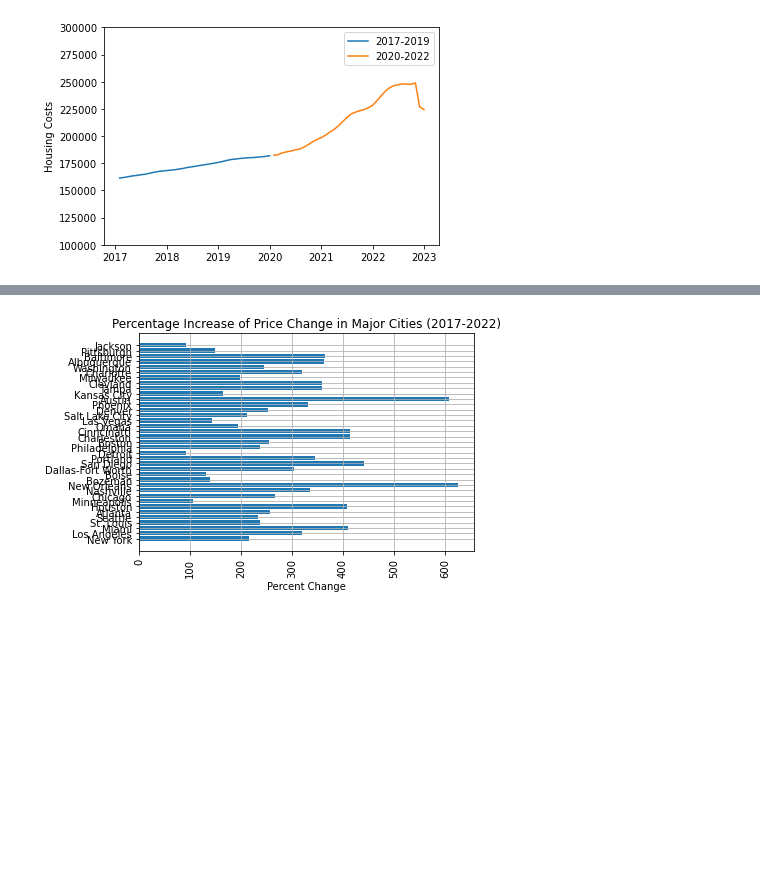
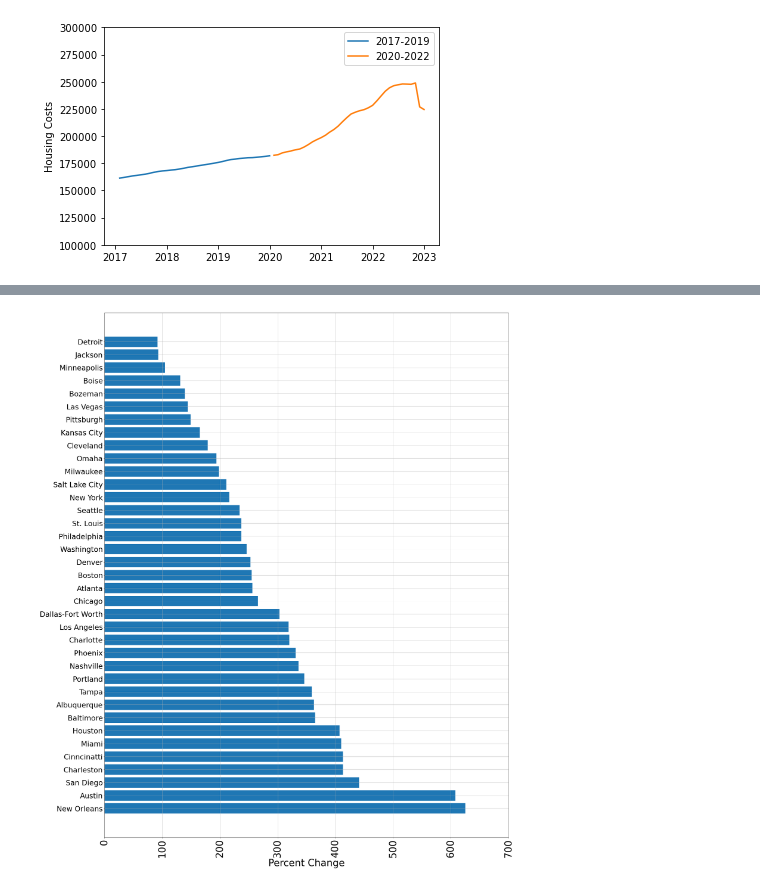
Before and after one commit to edshanks/Analyzing-the-Effects-of-COVID-on-the-American-Real-Estate-Market, a Jupyter notebook: Zillow_Starter.ipynb, the cells around one changed output, grey strips where cells are left out. Drawn from its saved outputs; the diff is of its cells as text; code cells hidden in the pictures; blank space fills up the shorter version.

Commit message:
added more graphs

```diff
--- a/Zillow_Starter.ipynb
+++ b/Zillow_Starter.ipynb
@@ -41,15 +41,7 @@ pprint(starting_data)
 # %%
 # Define a list of cities you want to search for
 cities = ['New York', 'Los Angeles', 'Miami', 'St. Louis',
-          'Seattle', 'Atlanta', 'Houston', 'Minneapolis',
-          'Chicago', 'Nashville', 'New Orleans', 'Bozeman', 'Boise',
-          'Dallas-Fort Worth', 'San Diego', 'Portland', 'Detroit',
-          'Philadelphia', 'Boston', 'Charleston', 'Cinncinatti',
-          'Omaha', 'Las Vegas', "Salt Lake City", 'Denver',
-          'Phoenix', 'Austin', 'Kansas City', 'Tampa', 'Clevland', 'Milwaukee',
-          'Charlotte', 'Washington', 'Las Vegas', 'Albuquerque', 'Baltimore', 'Pittsburgh',
-          'Jackson'
-         ]
+          'Seattle', 'Atlanta', 'Houston', 'Minneapolis']
 
 # create an empty dictionary to store the city data frames
 city_dfs = {}
@@ -300,7 +364,7 @@ Atlanta 2020-2022: slope = 4921.638418167936
 slope17_19 = []
 slope20_22 = []
 
-for city in cities:
+for city in cities2:
 
     # calculate linear regression 2017-2019
     y = np.array(df17s[city]['price'].values, dtype=float)
@@ -317,7 +381,7 @@ for city in cities:
     slope20_22.append(slope2)
 # %%
 # create price_change dataframe to store slope values
-price_change = pd.DataFrame({'City':cities,
+price_change = pd.DataFrame({'City':cities2,
                             'Rate of price change 2017-2019 (dollars/month)':slope17_19,
                              'Rate of price change 2020-2022 (dollars/month)':slope20_22
 })
@@ -350,3 +414,9 @@ price_change
 | Baltimore | 546.23 | 2542.47 | 365.0 |
 | Pittsburgh | 623.45 | 1549.52 | 149.0 |
 | Jackson | 447.67 | 861.93 | 93.0 |
+# %%
+# sort data by Percent Change
+price_change = price_change.sort_values(by='Percent Change', ascending = False)
+#dfi.export(price_change, 'output/price_change.png')
+
+price_change
@@ -353,17 +442,24 @@ price_change
 # %%
 plt.barh(price_change.index, price_change['Percent Change'])
 
-plt.title('Percentage Increase of Price Change in Major Cities (2017-2022)')
-plt.xlabel('Percent Change')
-plt.xticks(rotation=90)
-plt.yticks(rotation=0)
+plt.ylabel('',fontsize =45)
+plt.xlabel('Percent Change',fontsize = 40)
+plt.xticks(fontsize=40, rotation=90)
+plt.yticks(fontsize = 30)
+
+plt.xlim([0, 700])
 
 fig = plt.gcf()
+fig.set_size_inches(30, 40)
+
 
 plt.grid()
+
+plt.savefig(f'output/percent_change_bar.png')
+
 plt.show()
 # %% [output]
-[figure, old version]
+[figure, new version]
 # %%
 # create the figure and axis objects
 fig, ax = plt.subplots(figsize=(10,6))
```
Also changed, not shown: parts of 9 cells of this notebook.
